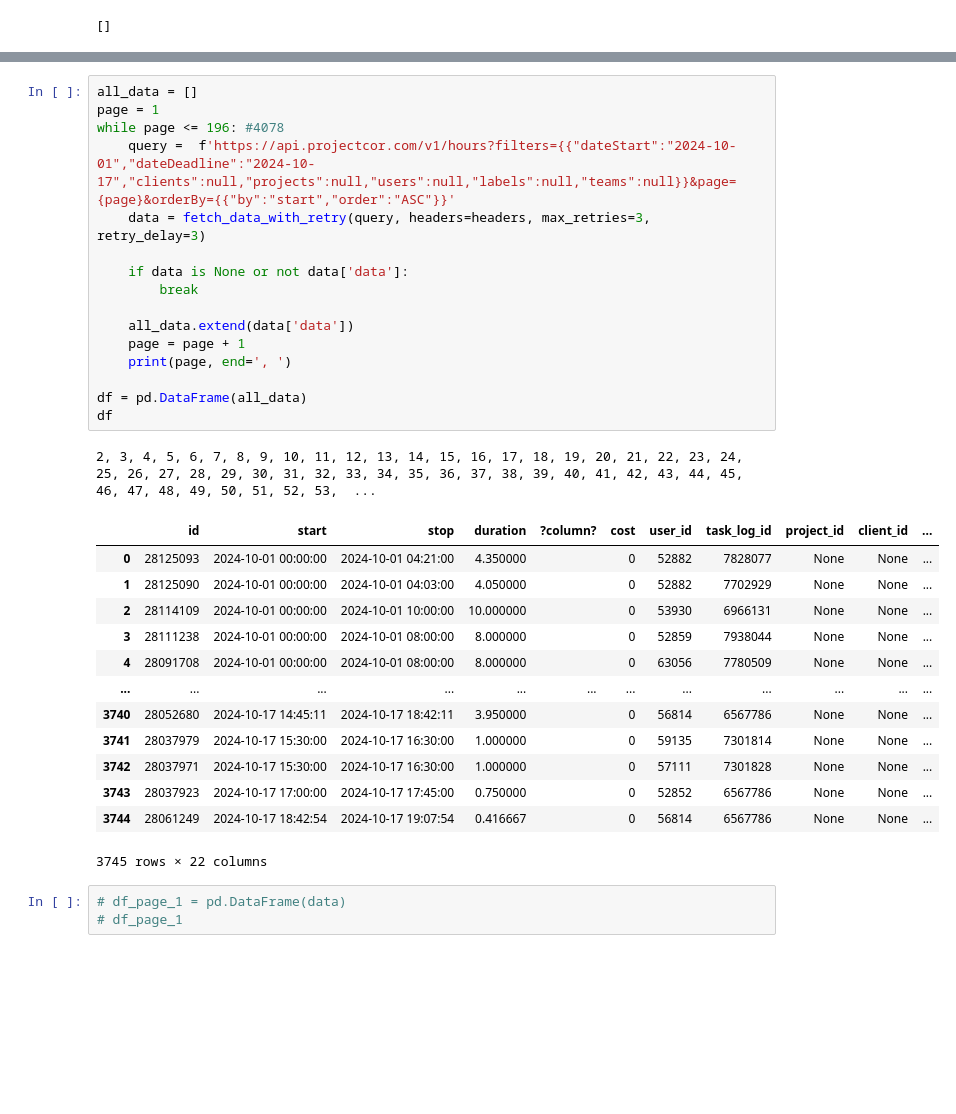
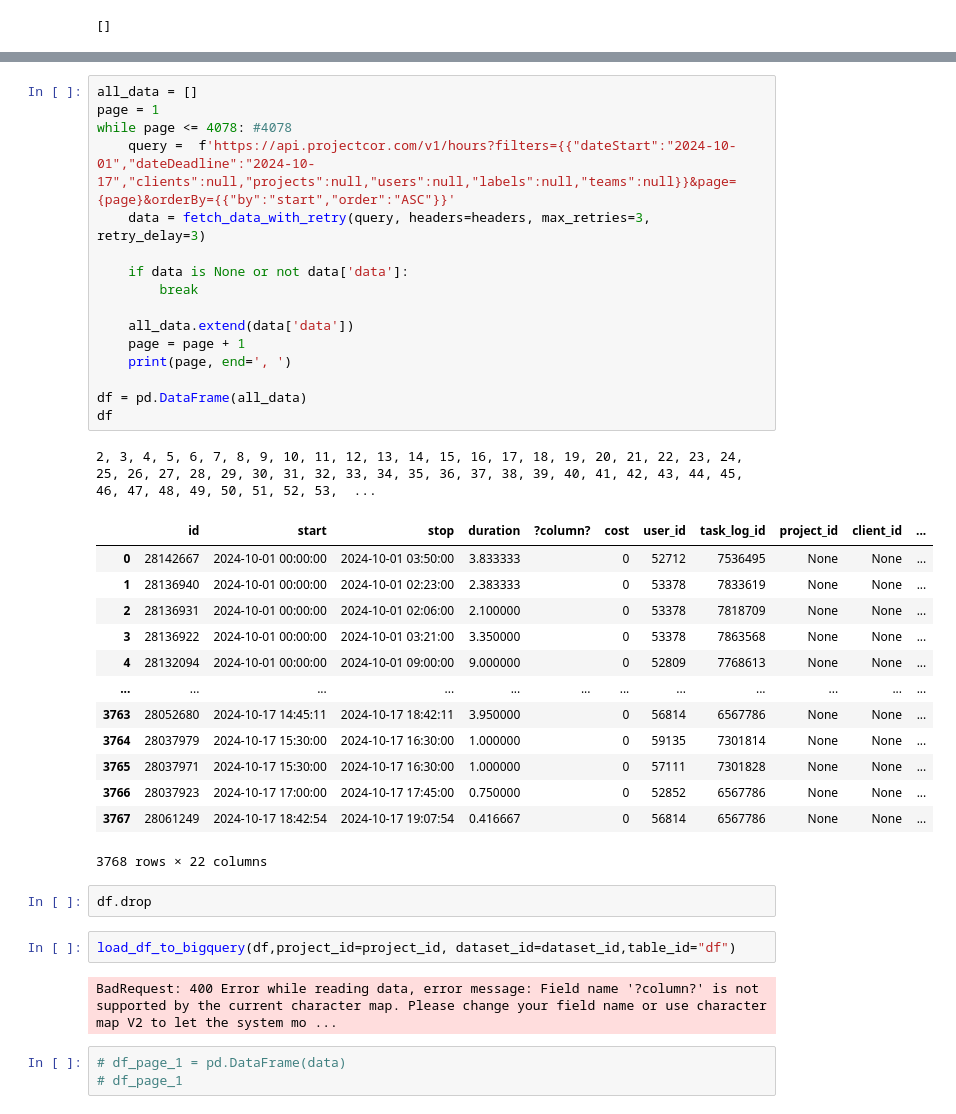
Before and after one commit to jonathasrc/soulcode, a Jupyter notebook: projeto_final/projeto_final_work.ipynb, the cells around one changed output, grey strips where cells are left out. Drawn from its saved outputs; the diff is of its cells as text; blank space fills up the shorter version.

```diff
--- a/projeto_final/projeto_final_work.ipynb
+++ b/projeto_final/projeto_final_work.ipynb
@@ -203,34 +205,40 @@ Endopoint /hours
 # %%
 all_data = []
 page = 1
-while page <= 196: #4078
+while page <= 4078: #4078
     query =  f'https://api.projectcor.com/v1/hours?filters={{"dateStart":"2024-10-01","dateDeadline":"2024-10-17","clients":null,"projects":null,"users":null,"labels":null,"teams":null}}&page={page}&orderBy={{"by":"start","order":"ASC"}}'
     data = fetch_data_with_retry(query, headers=headers, max_retries=3, retry_delay=3)
 
     if data is None or not data['data']:
         break
 
     all_data.extend(data['data'])
     page = page + 1
     print(page, end=', ')
 
 df = pd.DataFrame(all_data)
 df
 # %% [output]
 2, 3, 4, 5, 6, 7, 8, 9, 10, 11, 12, 13, 14, 15, 16, 17, 18, 19, 20, 21, 22, 23, 24, 25, 26, 27, 28, 29, 30, 31, 32, 33, 34, 35, 36, 37, 38, 39, 40, 41, 42, 43, 44, 45, 46, 47, 48, 49, 50, 51, 52, 53,  ...
 |  | id | start | stop | duration | ?column? | cost | user_id | task_log_id | project_id | client_id | ... |
-| 0 | 28125093 | 2024-10-01 00:00:00 | 2024-10-01 04:21:00 | 4.350000 |  | 0 | 52882 | 7828077 | None | None | ... |
-| 1 | 28125090 | 2024-10-01 00:00:00 | 2024-10-01 04:03:00 | 4.050000 |  | 0 | 52882 | 7702929 | None | None | ... |
-| 2 | 28114109 | 2024-10-01 00:00:00 | 2024-10-01 10:00:00 | 10.000000 |  | 0 | 53930 | 6966131 | None | None | ... |
-| 3 | 28111238 | 2024-10-01 00:00:00 | 2024-10-01 08:00:00 | 8.000000 |  | 0 | 52859 | 7938044 | None | None | ... |
-| 4 | 28091708 | 2024-10-01 00:00:00 | 2024-10-01 08:00:00 | 8.000000 |  | 0 | 63056 | 7780509 | None | None | ... |
+| 0 | 28142667 | 2024-10-01 00:00:00 | 2024-10-01 03:50:00 | 3.833333 |  | 0 | 52712 | 7536495 | None | None | ... |
+| 1 | 28136940 | 2024-10-01 00:00:00 | 2024-10-01 02:23:00 | 2.383333 |  | 0 | 53378 | 7833619 | None | None | ... |
+| 2 | 28136931 | 2024-10-01 00:00:00 | 2024-10-01 02:06:00 | 2.100000 |  | 0 | 53378 | 7818709 | None | None | ... |
+| 3 | 28136922 | 2024-10-01 00:00:00 | 2024-10-01 03:21:00 | 3.350000 |  | 0 | 53378 | 7863568 | None | None | ... |
+| 4 | 28132094 | 2024-10-01 00:00:00 | 2024-10-01 09:00:00 | 9.000000 |  | 0 | 52809 | 7768613 | None | None | ... |
 | ... | ... | ... | ... | ... | ... | ... | ... | ... | ... | ... | ... |
-| 3740 | 28052680 | 2024-10-17 14:45:11 | 2024-10-17 18:42:11 | 3.950000 |  | 0 | 56814 | 6567786 | None | None | ... |
-| 3741 | 28037979 | 2024-10-17 15:30:00 | 2024-10-17 16:30:00 | 1.000000 |  | 0 | 59135 | 7301814 | None | None | ... |
-| 3742 | 28037971 | 2024-10-17 15:30:00 | 2024-10-17 16:30:00 | 1.000000 |  | 0 | 57111 | 7301828 | None | None | ... |
-| 3743 | 28037923 | 2024-10-17 17:00:00 | 2024-10-17 17:45:00 | 0.750000 |  | 0 | 52852 | 6567786 | None | None | ... |
-| 3744 | 28061249 | 2024-10-17 18:42:54 | 2024-10-17 19:07:54 | 0.416667 |  | 0 | 56814 | 6567786 | None | None | ... |
+| 3763 | 28052680 | 2024-10-17 14:45:11 | 2024-10-17 18:42:11 | 3.950000 |  | 0 | 56814 | 6567786 | None | None | ... |
+| 3764 | 28037979 | 2024-10-17 15:30:00 | 2024-10-17 16:30:00 | 1.000000 |  | 0 | 59135 | 7301814 | None | None | ... |
+| 3765 | 28037971 | 2024-10-17 15:30:00 | 2024-10-17 16:30:00 | 1.000000 |  | 0 | 57111 | 7301828 | None | None | ... |
+| 3766 | 28037923 | 2024-10-17 17:00:00 | 2024-10-17 17:45:00 | 0.750000 |  | 0 | 52852 | 6567786 | None | None | ... |
+| 3767 | 28061249 | 2024-10-17 18:42:54 | 2024-10-17 19:07:54 | 0.416667 |  | 0 | 56814 | 6567786 | None | None | ... |
-3745 rows × 22 columns
+3768 rows × 22 columns
+# %%
+df.drop
+# %%
+load_df_to_bigquery(df,project_id=project_id, dataset_id=dataset_id,table_id="df")
+# %% [output]
+BadRequest: 400 Error while reading data, error message: Field name '?column?' is not supported by the current character map. Please change your field name or use character map V2 to let the system mo ...
 # %%
 # df_page_1 = pd.DataFrame(data)
 # df_page_1
```
Also changed, not shown: parts of 77 cells of this notebook.
